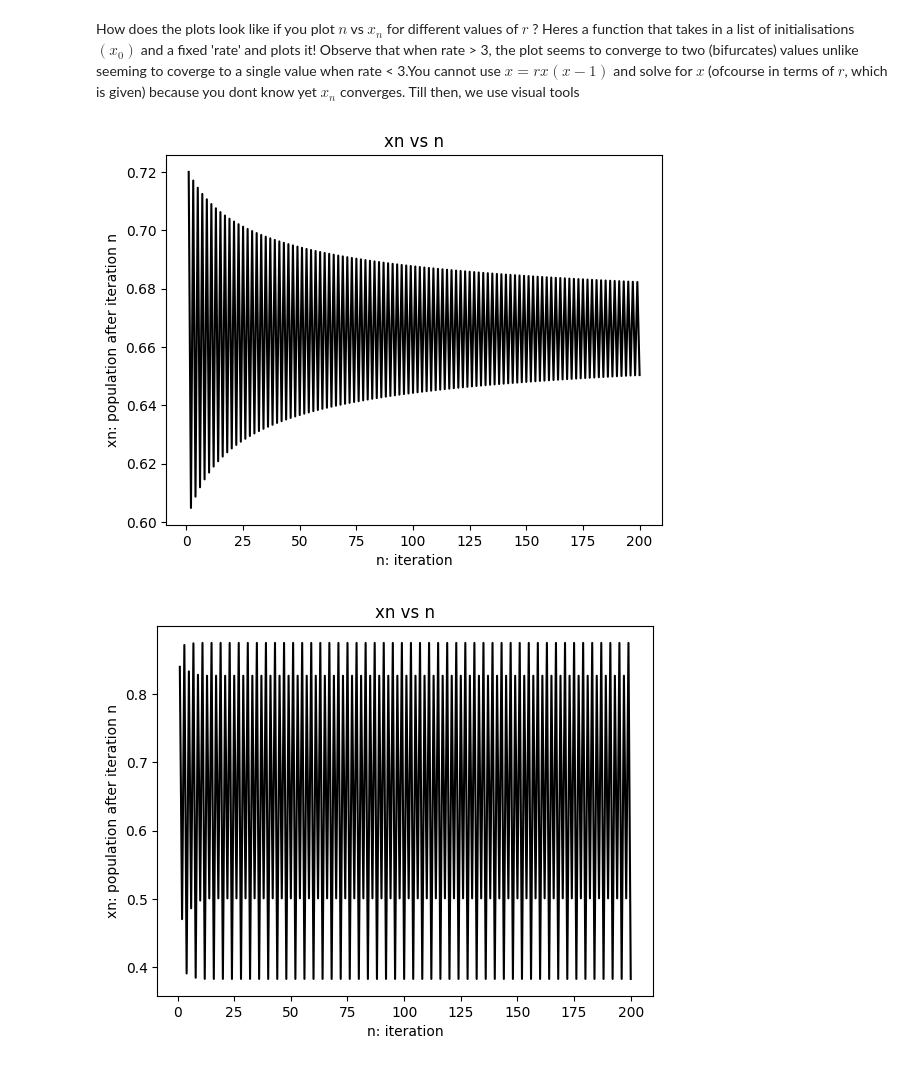
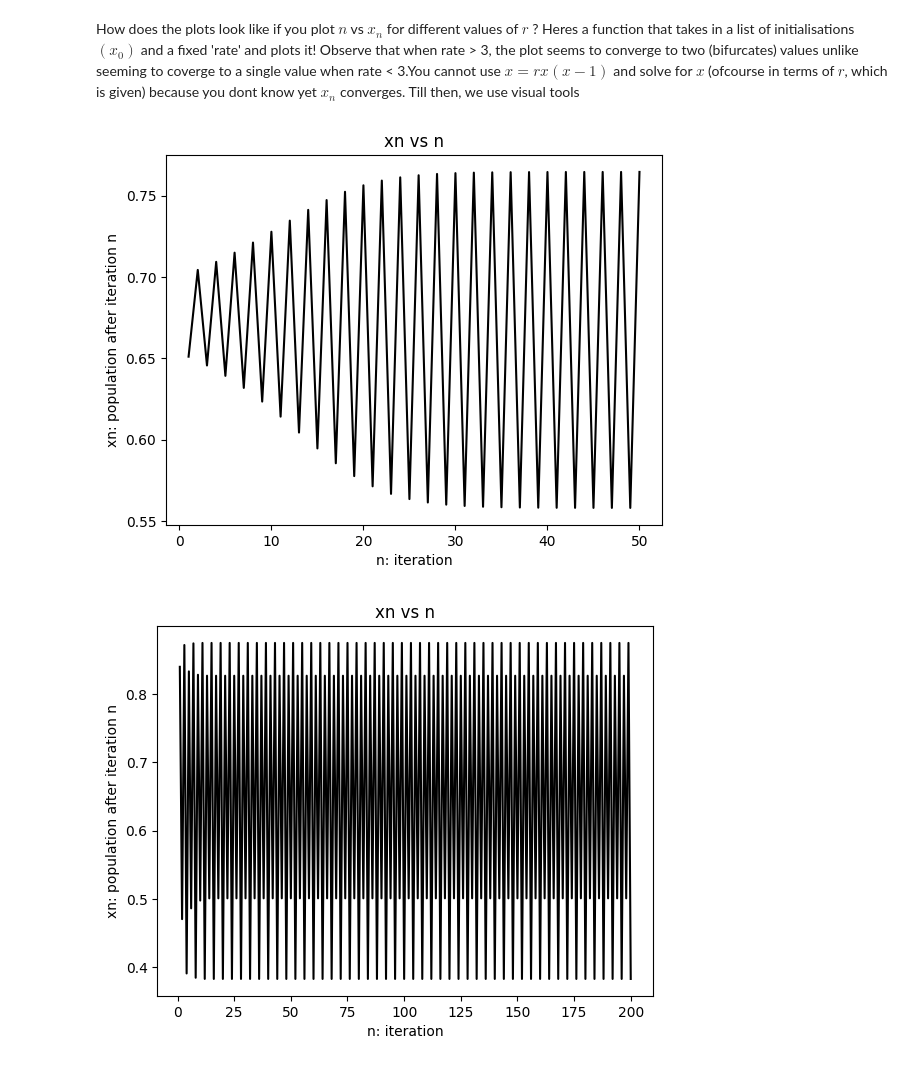
Before and after one commit to Gauranga2022/Fun-with-Python, a Jupyter notebook: The_Butterfly_Effect.ipynb, the cells around one changed output. Drawn from its saved outputs; the diff is of its cells as text; code cells hidden in the pictures.

```diff
--- a/The_Butterfly_Effect.ipynb
+++ b/The_Butterfly_Effect.ipynb
@@ -50,10 +50,10 @@ def plot(init_list, rate):
     plt.xlabel("n: iteration")
     plt.ylabel("xn: population after iteration n")
     plt.title("xn vs n")
-# %%
-plot([0.4], 3) #2 cycle-periodic
-# %% [output]
-[figure, removed]
+# %%
+plot([0.3], 3.1) #period doubling bifurcation
+# %% [output]
+[figure, added]
 # %%
 plot([0.4], 3.5) #4 cycle-periodic
 # %% [output]
```
Also changed, not shown: parts of 10 cells of this notebook.
